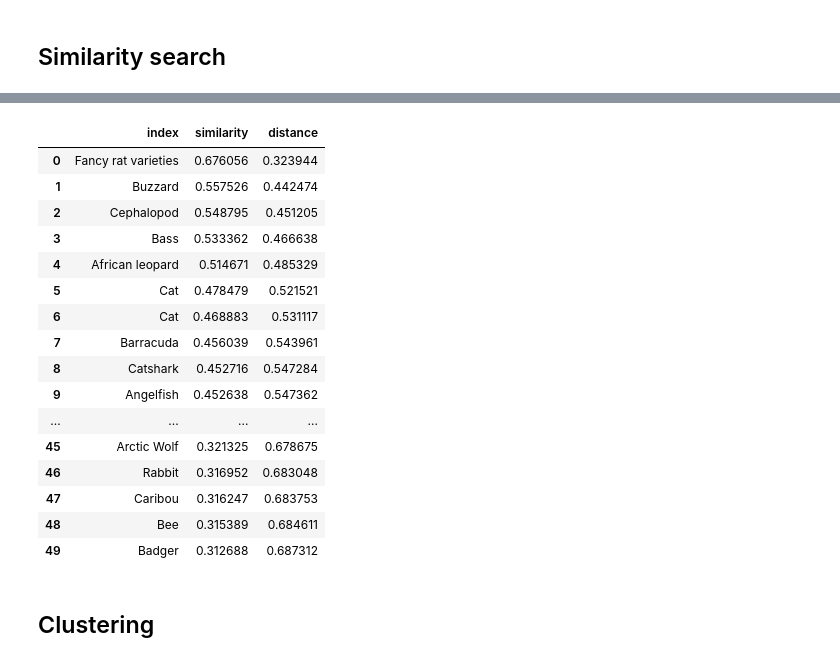
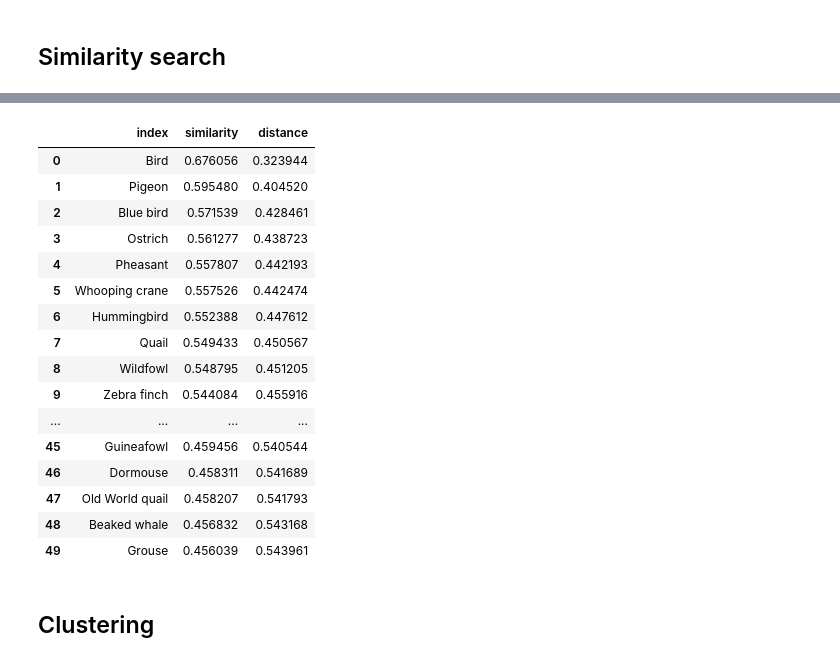
Before and after one commit to SergeySetti/aibreakfast, a Jupyter notebook: demo.ipynb, the cells around one changed output, grey strips where cells are left out. Drawn from its saved outputs; the diff is of its cells as text; code cells hidden in the pictures.

```diff
--- a/demo.ipynb
+++ b/demo.ipynb
@@ -186,27 +186,28 @@ def similarity_search(query: str, v: list, index: list, top: int = 5) -> DataFra
     _top_indices = _similarities.argsort()[-top:][::-1]
     return DataFrame({'index': [index[idx] for idx in _top_indices], 'similarity': _similarities[_top_indices]})
 # %%
+animals_vectors = model.encode(animals['Animal'])
 birds = similarity_search('birds', animals_vectors, animals['Animal'], 50)
 birds['similarity'].astype(float)
 birds['distance'] =  np.clip(1.0 - birds['similarity'], 0, None)
 birds
 # %% [output]
 |  | index | similarity | distance |
-| 0 | Fancy rat varieties | 0.676056 | 0.323944 |
-| 1 | Buzzard | 0.557526 | 0.442474 |
-| 2 | Cephalopod | 0.548795 | 0.451205 |
-| 3 | Bass | 0.533362 | 0.466638 |
-| 4 | African leopard | 0.514671 | 0.485329 |
-| 5 | Cat | 0.478479 | 0.521521 |
-| 6 | Cat | 0.468883 | 0.531117 |
-| 7 | Barracuda | 0.456039 | 0.543961 |
-| 8 | Catshark | 0.452716 | 0.547284 |
-| 9 | Angelfish | 0.452638 | 0.547362 |
+| 0 | Bird | 0.676056 | 0.323944 |
+| 1 | Pigeon | 0.595480 | 0.404520 |
+| 2 | Blue bird | 0.571539 | 0.428461 |
+| 3 | Ostrich | 0.561277 | 0.438723 |
+| 4 | Pheasant | 0.557807 | 0.442193 |
+| 5 | Whooping crane | 0.557526 | 0.442474 |
+| 6 | Hummingbird | 0.552388 | 0.447612 |
+| 7 | Quail | 0.549433 | 0.450567 |
+| 8 | Wildfowl | 0.548795 | 0.451205 |
+| 9 | Zebra finch | 0.544084 | 0.455916 |
 | ... | ... | ... | ... |
-| 45 | Arctic Wolf | 0.321325 | 0.678675 |
-| 46 | Rabbit | 0.316952 | 0.683048 |
-| 47 | Caribou | 0.316247 | 0.683753 |
-| 48 | Bee | 0.315389 | 0.684611 |
-| 49 | Badger | 0.312688 | 0.687312 |
+| 45 | Guineafowl | 0.459456 | 0.540544 |
+| 46 | Dormouse | 0.458311 | 0.541689 |
+| 47 | Old World quail | 0.458207 | 0.541793 |
+| 48 | Beaked whale | 0.456832 | 0.543168 |
+| 49 | Grouse | 0.456039 | 0.543961 |
 # %% [markdown]
 ## Clustering
```
Also changed, not shown: parts of 6 cells of this notebook.
